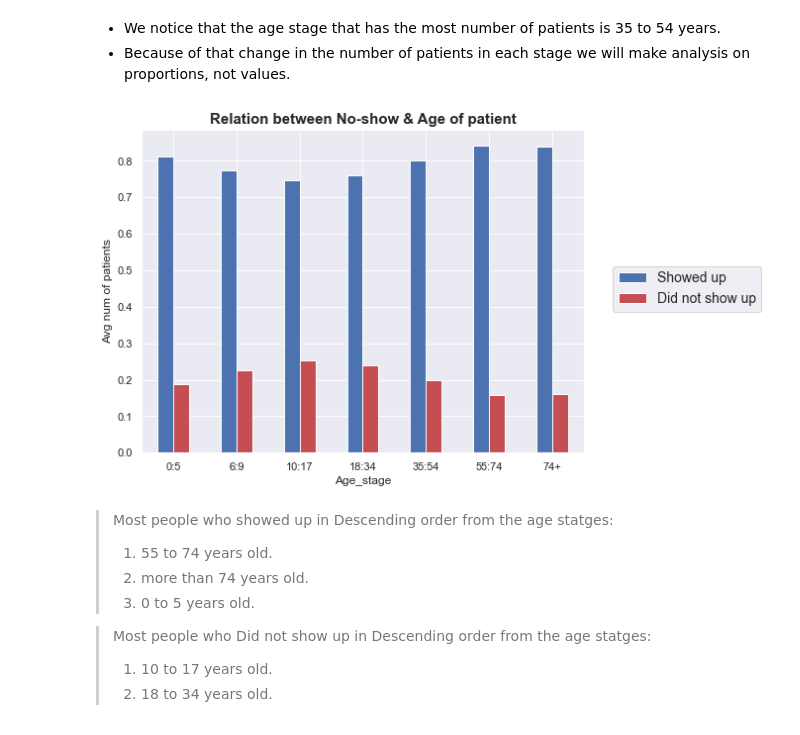
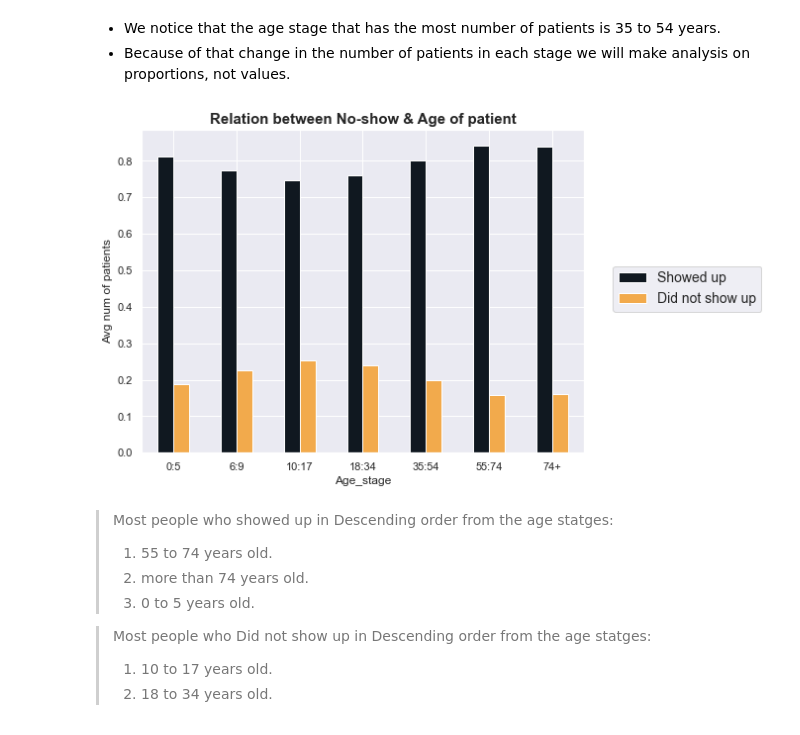
Before and after one commit to mo7amed7assan1911/Medical-Appointment-No-Shows, a Jupyter notebook: Investigate_a_Dataset.ipynb, the cells around one changed output. Cells and saved outputs as stored; diff of their text form; code cells hidden in the pictures.

Commit message:
Finishin EDA and need to collect Conclusions

```diff
--- a/Investigate_a_Dataset.ipynb
+++ b/Investigate_a_Dataset.ipynb
@@ -70,6 +70,44 @@ def PlotPies(column, Labels, Title):
     plt.legend()
     plt.title(Title)
     plt.show()
+
+
+def get_propotions(column_name, DataFrame):
+    """
+        SUMMERY:
+            TO GIVE PROPOTIONS OF THE VALUES IN THE COLUMNS.
+        TAKE:
+            column_name: (str) for the column we need to get propotions on it.
+            DataFrame: (DataFrame) for the data frame we need to make propotions on it.
+        RETURN:
+            propotions
+     """
+
+    #For the total counts of the categories in column which have categories on it like in
+    #   Gender > getting count of all Females & count of all Males
+    #   Age_stage > getting count of all each Age Stage.
+
+    TotalValues_forEachCategory = DataFrame.groupby([column_name])['No_show'].count()
+
+    # Getting the count of all who show up for each category and count of all who didn't in each category.
+    valuesFor_Show_noShow = DataFrame.groupby([column_name, 'No_show'])['No_show'].count()
+
+    # To be fair we not use ValuesFor_Show_noShow but we divide it by the TotalValues
+    # as our data have different number of rows for each category .. so to be fair we divide each
+    # count of patients who showed up in category X by the total number of patients in this category.
+    propotions = valuesFor_Show_noShow / TotalValues_forEachCategory
+
+    return propotions
+
+
+def PlotPropotions(propotions, column_name, color1, color2, xLabel_1, xLabel_2):
+    # Propotions come from get_propotion function.
+    propotions.unstack().plot(kind='bar', color=[color1, color2]);
+    plt.ylabel('Avg num of patients')
+    plt.xlabel('');
+    plt.title(f'{column_name} & No-show', fontsize=15, fontweight='bold')
+    plt.legend(labels=['Showed up', 'Did not show up'], fontsize=14, bbox_to_anchor=(1.05, 0.7));
+    plt.xticks([0, 1], [xLabel_1, xLabel_2], rotation=0);
 # %% [markdown]
 <a id='wrangling'></a>
 ## Data Wrangling
@@ -479,19 +505,16 @@ plt.ylabel('Number of patients', fontsize=12);
 * We notice that the age stage that has the most number of patients is 35 to 54 years.
 * Because of that change in the number of patients in each stage we will make analysis on proportions, not values.
 # %%
-# Each age stage with its showed up patients and who didn't
-NoShow_ageStage = df.groupby(['Age_stage', 'No_show'])['PatientId'].count()
+propotions = get_propotions('Age_stage', df)
 
-propotions = NoShow_ageStage / Total_patients_inStatges
-
-propotions.unstack().plot.bar(color=['b', 'r'], figsize=(8, 6));
+propotions.unstack().plot.bar(color=['#101820FF', '#F2AA4CFF'], figsize=(8, 6));
 
 plt.ylabel('Avg num of patients')
 plt.title('Relation between No-show & Age of patient', fontsize=15, fontweight='bold')
 plt.xticks(rotation=0);
 plt.legend(labels=['Showed up', 'Did not show up'], fontsize=14, bbox_to_anchor=(1.05, 0.6));
 # %% [output]
-[figure, old version]
+[figure, new version]
 # %% [markdown]
 > Most people who showed up in Descending order from the age statges:
 >    1. 55 to 74 years old.
```
Also changed, not shown: parts of 29 cells of this notebook.
